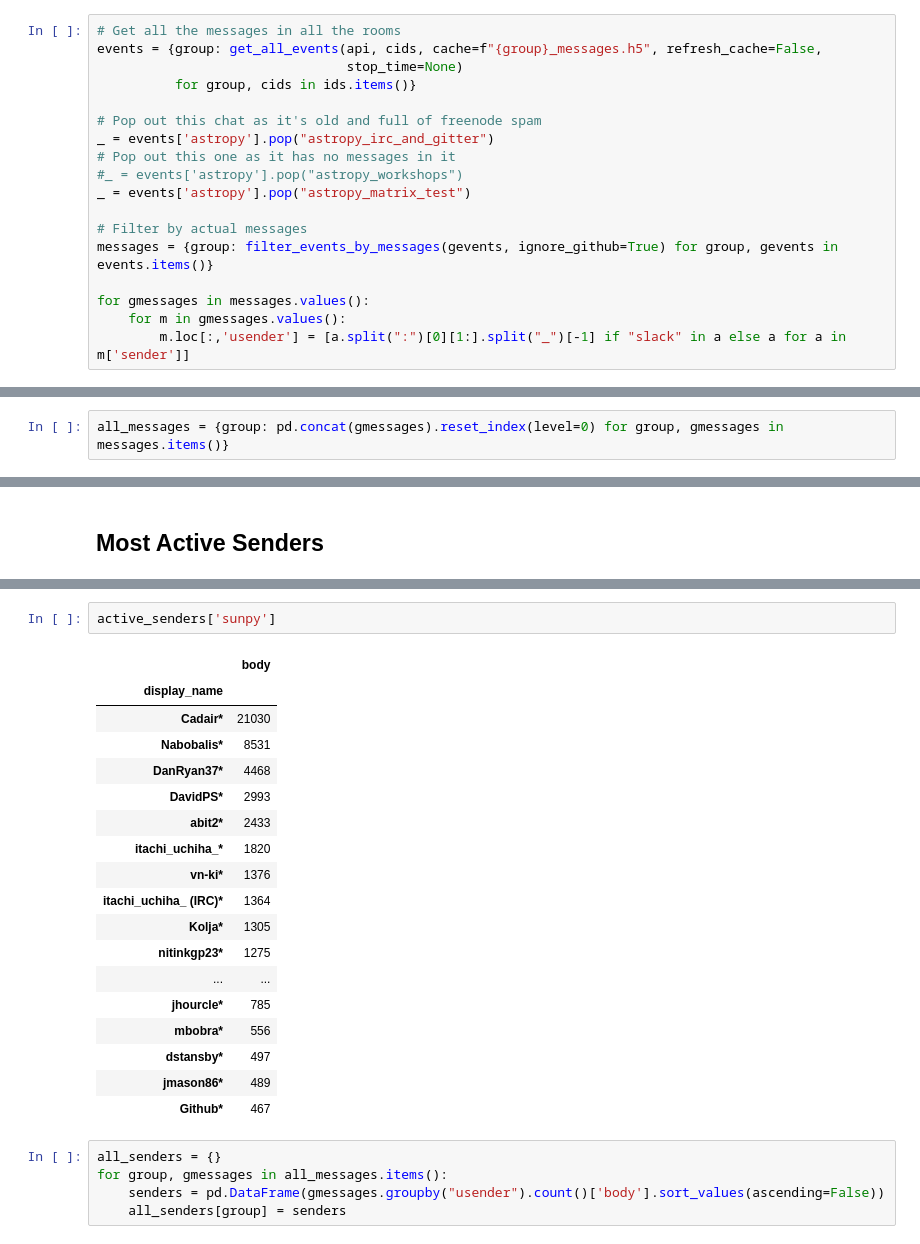
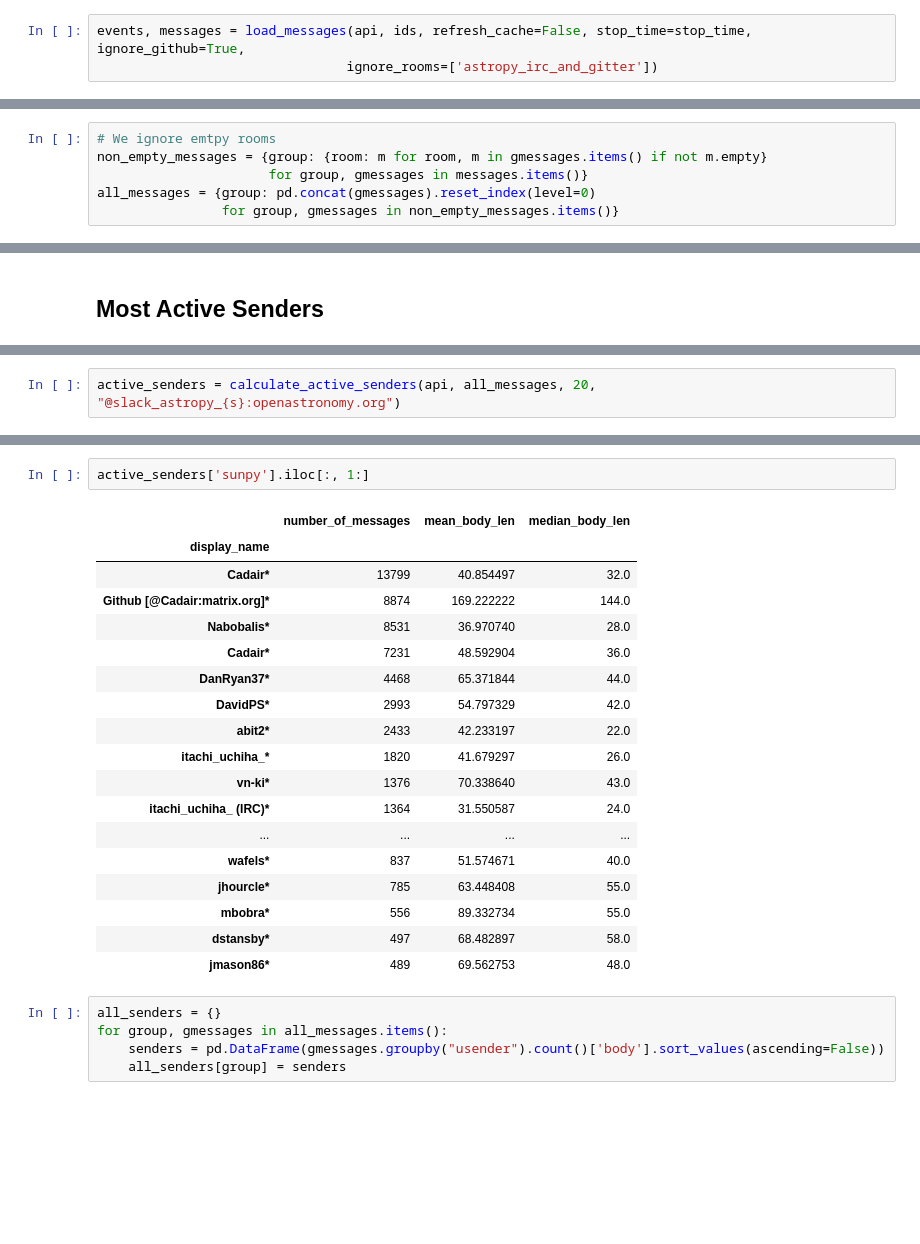
Before and after one commit to Cadair/chat_stats, a Jupyter notebook: astropy_sunpy.ipynb, the cells around one changed output, grey strips where cells are left out. Saved outputs shown, nothing was run; the diff lists cells and outputs as text; blank space fills up the shorter version.

```diff
--- a/astropy_sunpy.ipynb
+++ b/astropy_sunpy.ipynb
@@ -20,20 +18,5 @@ ids = get_rooms_in_community(api, "+astropy:openastronomy.org")
 ids = {'astropy': get_rooms_in_community(api, "+astropy:openastronomy.org"),
        'sunpy': get_rooms_in_community(api, "+sunpy:openastronomy.org")}
-# %%
-# Get all the messages in all the rooms
-events = {group: get_all_events(api, cids, cache=f"{group}_messages.h5", refresh_cache=False,
-                                stop_time=None)
-          for group, cids in ids.items()}
-
-# Pop out this chat as it's old and full of freenode spam
-_ = events['astropy'].pop("astropy_irc_and_gitter")
-# Pop out this one as it has no messages in it
-#_ = events['astropy'].pop("astropy_workshops")
-_ = events['astropy'].pop("astropy_matrix_test")
-
-# Filter by actual messages
-messages = {group: filter_events_by_messages(gevents, ignore_github=True) for group, gevents in events.items()}
-
-for gmessages in messages.values():
-    for m in gmessages.values():
-        m.loc[:,'usender'] = [a.split(":")[0][1:].split("_")[-1] if "slack" in a else a for a in m['sender']]
+# %%
+events, messages = load_messages(api, ids, refresh_cache=False, stop_time=stop_time, ignore_github=True,
+                                ignore_rooms=['astropy_irc_and_gitter'])
@@ -40,5 +34,9 @@ for gmessages in messages.values():
 # %%
-all_messages = {group: pd.concat(gmessages).reset_index(level=0) for group, gmessages in messages.items()}
+# We ignore emtpy rooms
+non_empty_messages = {group: {room: m for room, m in gmessages.items() if not m.empty}
+                      for group, gmessages in messages.items()}
+all_messages = {group: pd.concat(gmessages).reset_index(level=0)
+                for group, gmessages in non_empty_messages.items()}
 # %% [markdown]
 # Instant Messaging
 
@@ -178,0 +163,2 @@ for group, gmessages in all_messages.items():
+# %%
+active_senders = calculate_active_senders(api, all_messages, 20, "@slack_astropy_{s}:openastronomy.org")
@@ -200,24 +189,24 @@ active_senders['astropy']
 # %%
-active_senders['sunpy']
+active_senders['sunpy'].iloc[:, 1:]
 # %% [output]
-|  | body |
-| display_name |  |
-| Cadair* | 21030 |
-| Nabobalis* | 8531 |
-| DanRyan37* | 4468 |
-| DavidPS* | 2993 |
-| abit2* | 2433 |
-| itachi_uchiha_* | 1820 |
-| vn-ki* | 1376 |
-| itachi_uchiha_ (IRC)* | 1364 |
-| Kolja* | 1305 |
-| nitinkgp23* | 1275 |
-| ... | ... |
-| jhourcle* | 785 |
-| mbobra* | 556 |
-| dstansby* | 497 |
-| jmason86* | 489 |
-| Github* | 467 |
+|  | number_of_messages | mean_body_len | median_body_len |
+| display_name |  |  |  |
+| Cadair* | 13799 | 40.854497 | 32.0 |
+| Github [@Cadair:matrix.org]* | 8874 | 169.222222 | 144.0 |
+| Nabobalis* | 8531 | 36.970740 | 28.0 |
+| Cadair* | 7231 | 48.592904 | 36.0 |
+| DanRyan37* | 4468 | 65.371844 | 44.0 |
+| DavidPS* | 2993 | 54.797329 | 42.0 |
+| abit2* | 2433 | 42.233197 | 22.0 |
+| itachi_uchiha_* | 1820 | 41.679297 | 26.0 |
+| vn-ki* | 1376 | 70.338640 | 43.0 |
+| itachi_uchiha_ (IRC)* | 1364 | 31.550587 | 24.0 |
+| ... | ... | ... | ... |
+| wafels* | 837 | 51.574671 | 40.0 |
+| jhourcle* | 785 | 63.448408 | 55.0 |
+| mbobra* | 556 | 89.332734 | 55.0 |
+| dstansby* | 497 | 68.482897 | 58.0 |
+| jmason86* | 489 | 69.562753 | 48.0 |
 # %%
 all_senders = {}
 for group, gmessages in all_messages.items():
```
Also changed, not shown: parts of 18 cells of this notebook, 2 other files.
